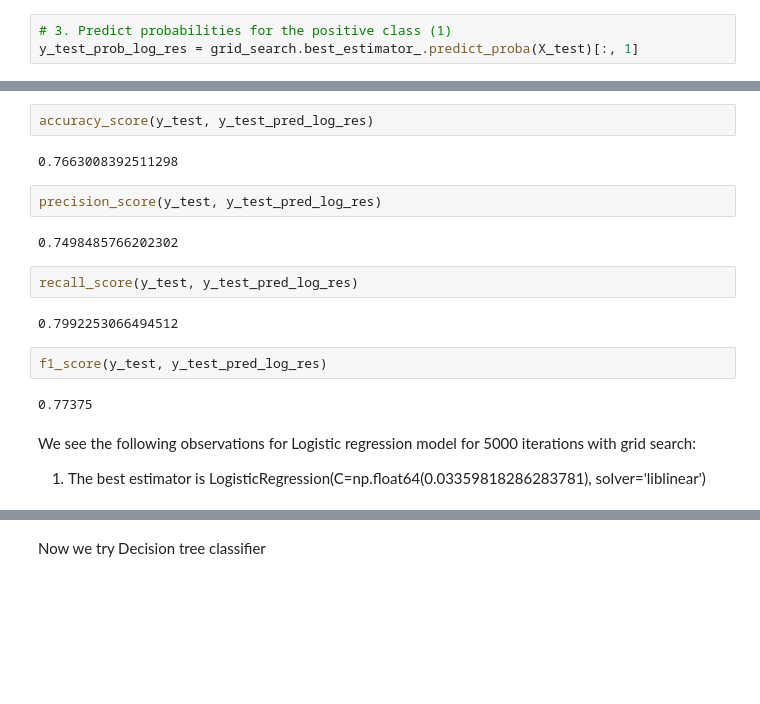
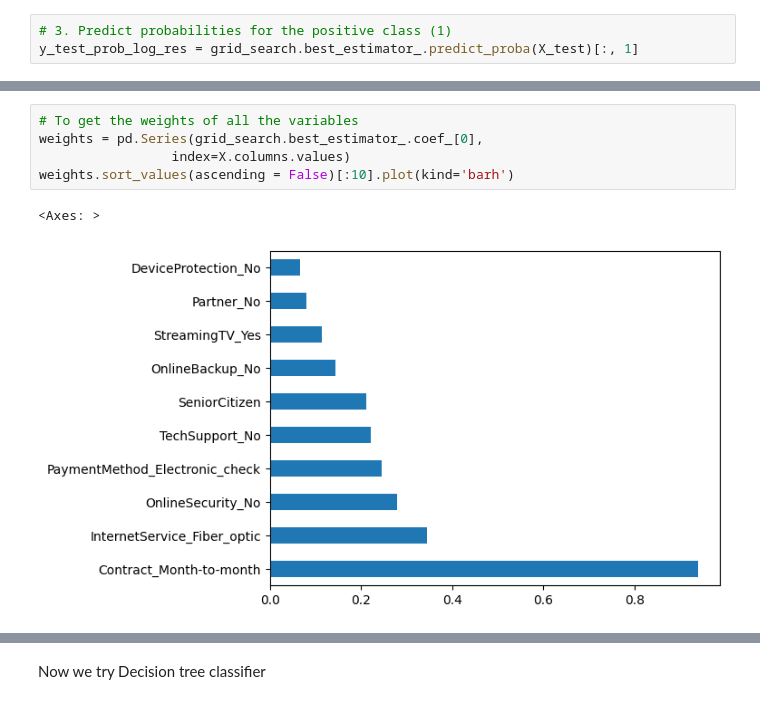
Before and after one commit to shanky474/pfizer_case_study_customer_churn, a Jupyter notebook: ML_Modelling.ipynb, the cells around one changed output, grey strips where cells are left out. Saved outputs shown, nothing was run; the diff lists cells and outputs as text; blank space fills up the shorter version.

```diff
--- a/ML_Modelling.ipynb
+++ b/ML_Modelling.ipynb
@@ -111,19 +115,8 @@ print(confusion_matrix(y_test, y_test_pred_log_res))
-# %%
-accuracy_score(y_test, y_test_pred_log_res)
-# %% [output]
-0.7663008392511298
-# %%
-precision_score(y_test, y_test_pred_log_res)
-# %% [output]
-0.7498485766202302
-# %%
-recall_score(y_test, y_test_pred_log_res)
-# %% [output]
-0.7992253066494512
-# %%
-f1_score(y_test, y_test_pred_log_res)
-# %% [output]
-0.77375
-# %% [markdown]
-We see the following observations for Logistic regression model for 5000 iterations with grid search:
-1. The best estimator is LogisticRegression(C=np.float64(0.03359818286283781), solver='liblinear')
+# %%
+# To get the weights of all the variables
+weights = pd.Series(grid_search.best_estimator_.coef_[0],
+                 index=X.columns.values)
+weights.sort_values(ascending = False)[:10].plot(kind='barh')
+# %% [output]
+<Axes: >
+[figure, added]
```
Also changed, not shown: parts of 51 cells of this notebook.
